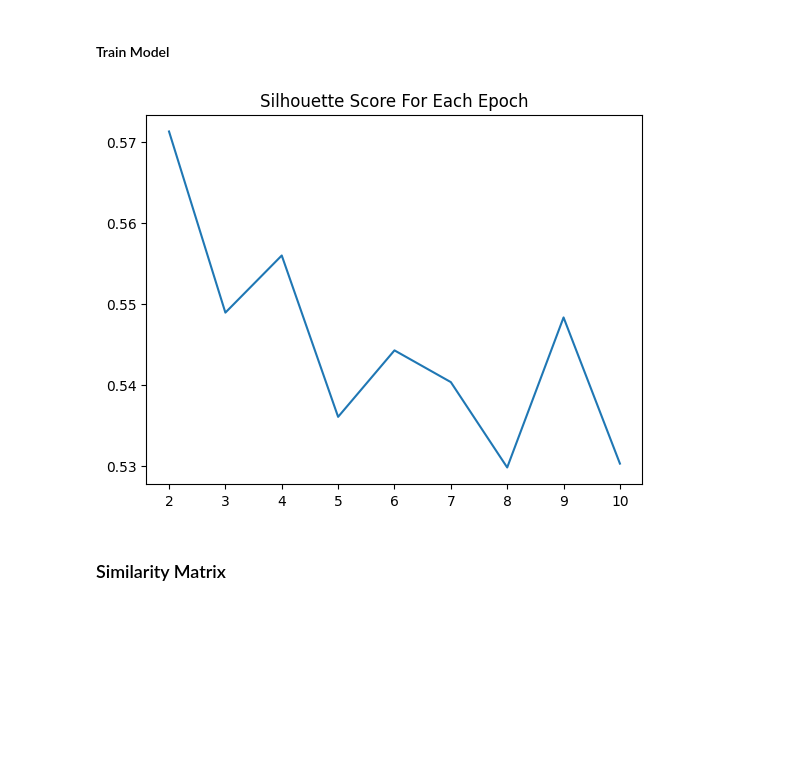
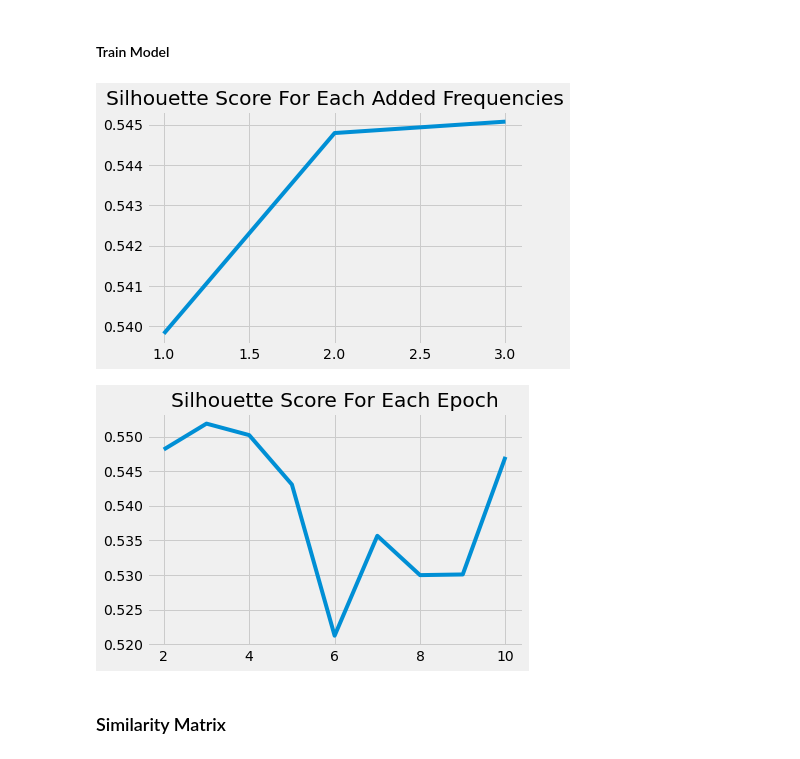
Before and after one commit to sabyeo/bt4221, a Jupyter notebook: doc2vec_topic_modelling_restaurant.ipynb, the cells around one changed output. Saved outputs shown, nothing was run; the diff lists cells and outputs as text; code cells hidden in the pictures; blank space fills up the shorter version.

Commit message:
tune the weighted adjectives

```diff
--- a/doc2vec_topic_modelling_restaurant.ipynb
+++ b/doc2vec_topic_modelling_restaurant.ipynb
@@ -423,12 +431,16 @@ interpret_df[interpret_df['topics'] == 0]
 ## Model 2
 Appended additional adjective words
 # %%
-adj_tokenized_reviews = []
-for review in tokenized_reviews:
-    adj_tokenized = []
-    for token in review:
-        adj_tokenized.append(token)
-        word, pos = nltk.pos_tag([token])[0]
-        if pos == 'JJ' or pos == 'JJR' or pos == 'JJS' or pos == 'RB' or pos == 'RBR' or pos == 'RBS':
+def create_adj_tokenized_reviews(n):
+    adj_tokenized_reviews = []
+    for review in tokenized_reviews:
+        adj_tokenized = []
+        for token in review:
             adj_tokenized.append(token)
-    adj_tokenized_reviews.append(adj_tokenized)
+            word, pos = nltk.pos_tag([token])[0]
+            if pos == 'JJ' or pos == 'JJR' or pos == 'JJS' or pos == 'RB' or pos == 'RBR' or pos == 'RBS':
+                for i in range(n):
+                    adj_tokenized.append(token)
+
+        adj_tokenized_reviews.append(adj_tokenized)
+    return adj_tokenized_reviews
@@ -442,9 +456,23 @@ len(tokenized_reviews[0])
 1390
 # %% [markdown]
 #### Train Model
+# %%
+# identify optimal weights. Assume 5 clusters, 10 epochs
+scores = []
+range_weights = range(1,4)
+for i in range_weights:
+    adj_tokenized_reviews = create_adj_tokenized_reviews(i)
+    scores.append(plot_silhouette(adj_tokenized_reviews))
+
+plt.plot(list(range_weights),scores)
+plt.title('Silhouette Score For Each Added Frequencies')
+plt.show()
+# %% [output]
+[figure, added]
 # %%
 # identify optimal number of epochs
+adj_tokenized_reviews = create_adj_tokenized_reviews(2)
 optimise_epochs(adj_tokenized_reviews)
 # %% [output]
-[figure, old version]
+[figure, new version]
 # %%
```
Also changed, not shown: parts of 14 cells of this notebook.
